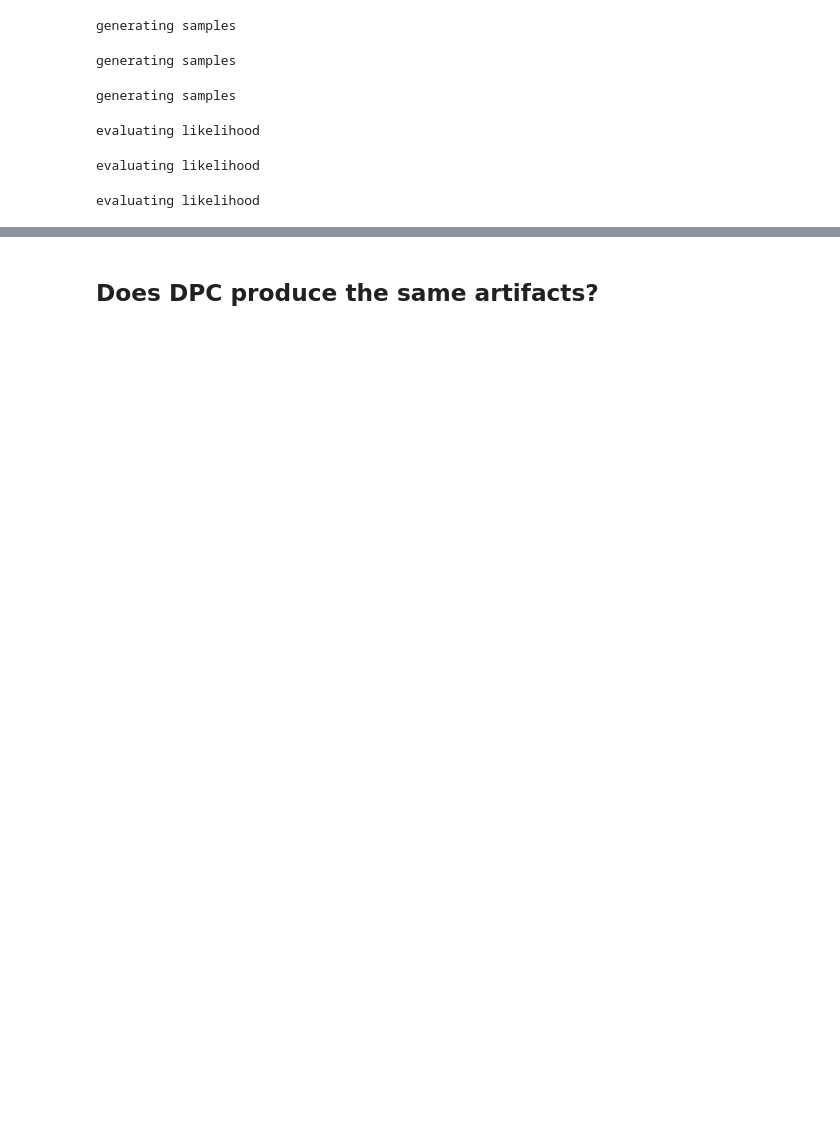
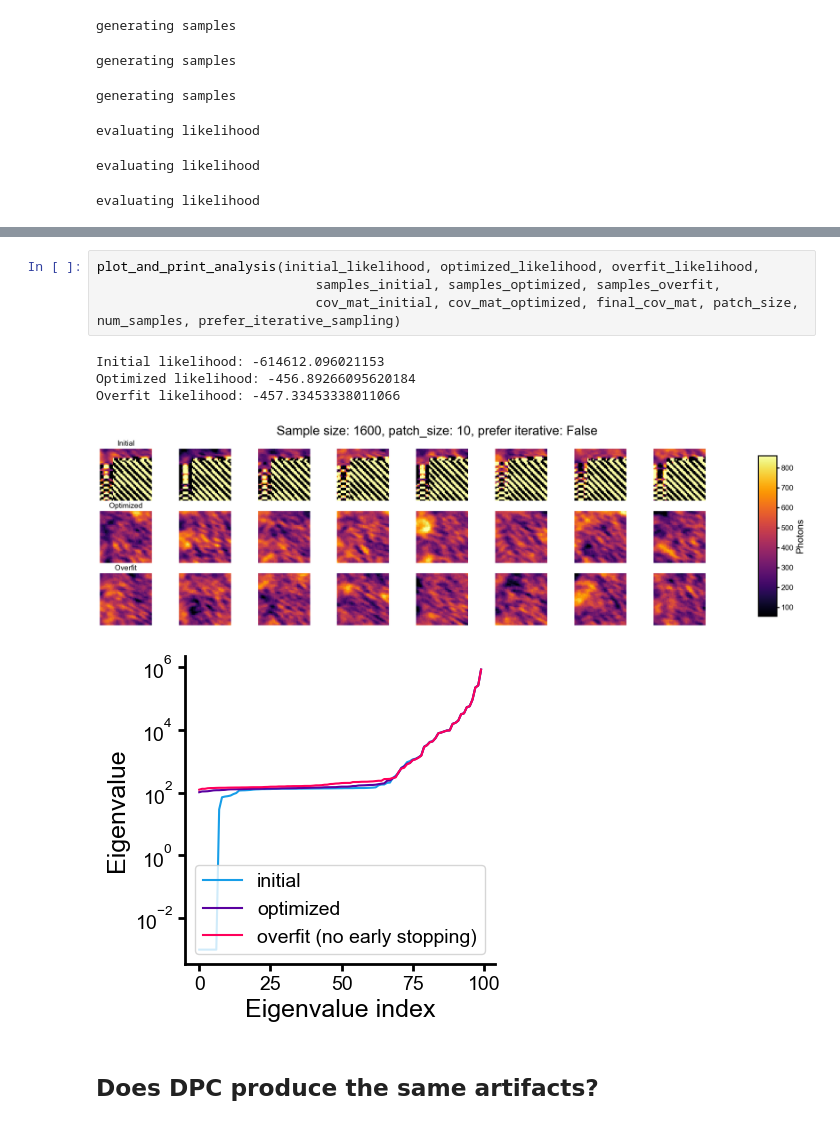
Before and after one commit to Waller-Lab/EncodingInformation, a Jupyter notebook: modeling_and_mi_estimation/before_and_after_optimization.ipynb, the cells around one changed output, grey strips where cells are left out. Saved outputs shown, nothing was run; the diff lists cells and outputs as text; blank space fills up the shorter version.

```diff
--- a/modeling_and_mi_estimation/before_and_after_optimization.ipynb
+++ b/modeling_and_mi_estimation/before_and_after_optimization.ipynb
@@ -149,3 +149,13 @@ Text(0, 0.5, 'Eigenvalue')
+# %%
+plot_and_print_analysis(initial_likelihood, optimized_likelihood, overfit_likelihood,
+                            samples_initial, samples_optimized, samples_overfit,
+                            cov_mat_initial, cov_mat_optimized, final_cov_mat, patch_size, num_samples, prefer_iterative_sampling)
+# %% [output]
+Initial likelihood: -614612.096021153
+Optimized likelihood: -456.89266095620184
+Overfit likelihood: -457.33453338011066
+[figure, added]
+[figure, added]
 # %% [markdown]
 ## Does DPC produce the same artifacts?
 # %%
```
Also changed, not shown: parts of 27 cells of this notebook, 2 other files.
